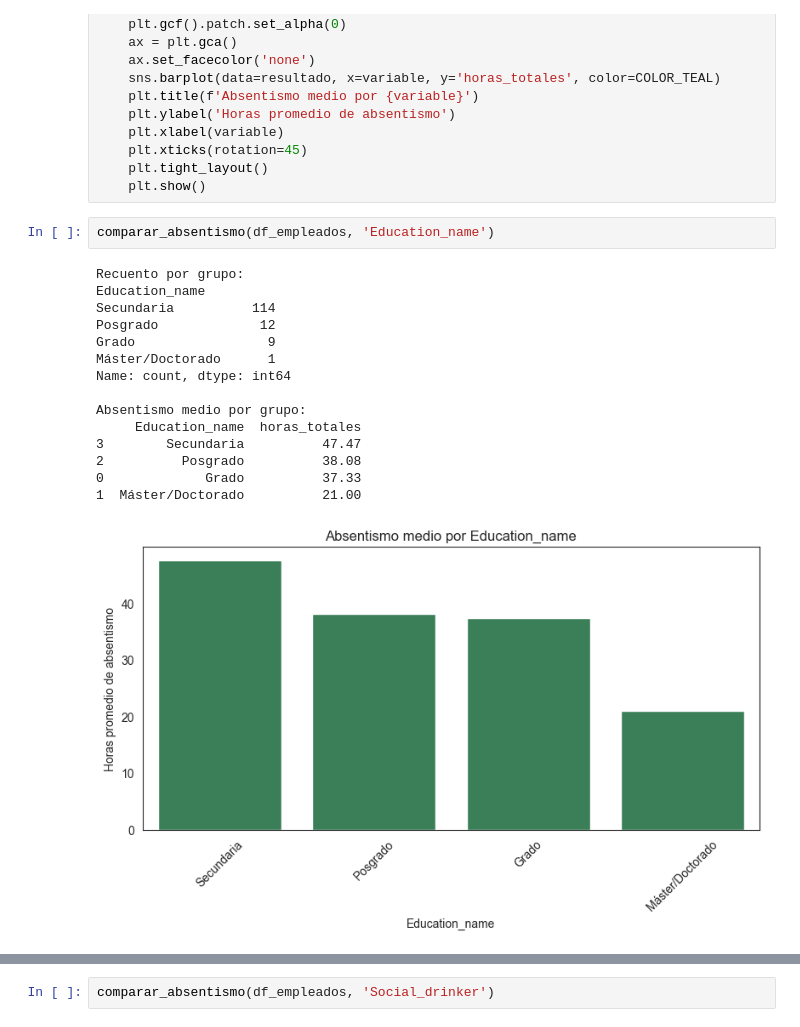
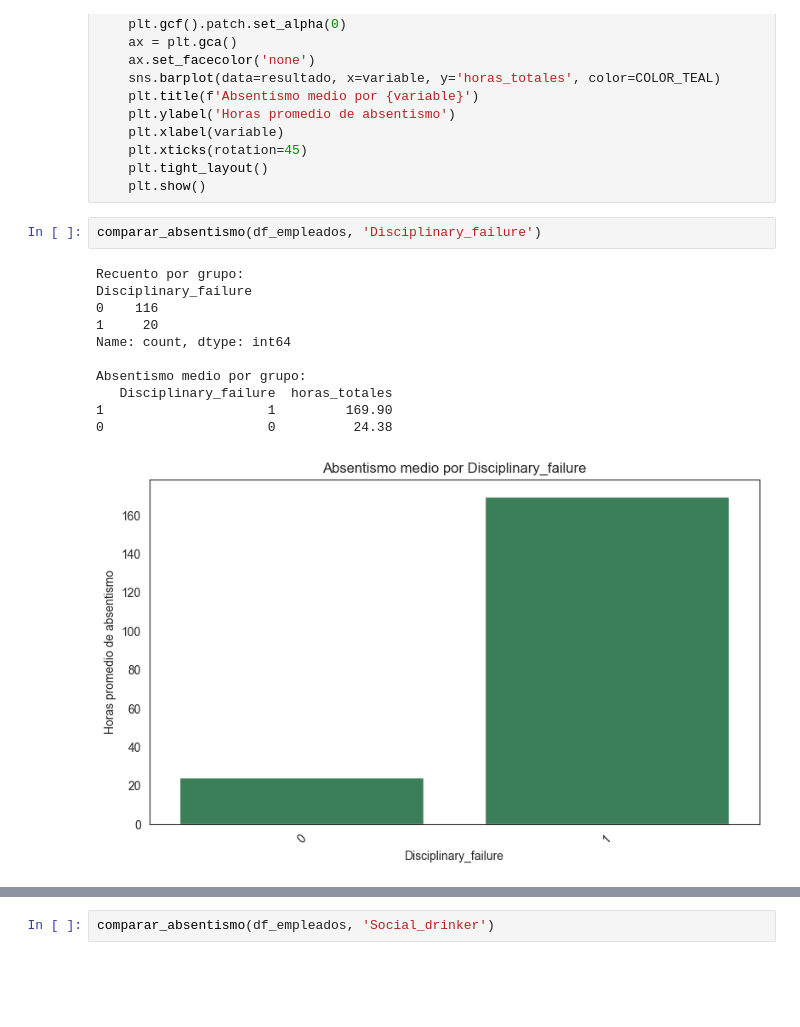
Before and after one commit to ITACADEMYprojectes/ProjecteData, a Jupyter notebook: Equip_31/Scripts/Notebooks/analisis_absentismo_Dioulde_08062026.ipynb, the cells around one changed output, grey strips where cells are left out. Cells and saved outputs as stored; diff of their text form; blank space fills up the shorter version.

```diff
--- a/Equip_31/Scripts/Notebooks/analisis_absentismo_Dioulde_08062026.ipynb
+++ b/Equip_31/Scripts/Notebooks/analisis_absentismo_Dioulde_08062026.ipynb
@@ -212,20 +210,16 @@ def comparar_absentismo(df, variable):
     plt.tight_layout()
     plt.show()
 # %%
-comparar_absentismo(df_empleados, 'Education_name')
+comparar_absentismo(df_empleados, 'Disciplinary_failure')
 # %% [output]
 Recuento por grupo:
-Education_name
-Secundaria          114
-Posgrado             12
-Grado                 9
-Máster/Doctorado      1
+Disciplinary_failure
+0    116
+1     20
 Name: count, dtype: int64
 
 Absentismo medio por grupo:
-     Education_name  horas_totales
-3        Secundaria          47.47
-2          Posgrado          38.08
-0             Grado          37.33
-1  Máster/Doctorado          21.00
+   Disciplinary_failure  horas_totales
+1                     1         169.90
+0                     0          24.38
-[figure, old version]
+[figure, new version]
```
Also changed, not shown: parts of 68 cells of this notebook, 3 other files.
